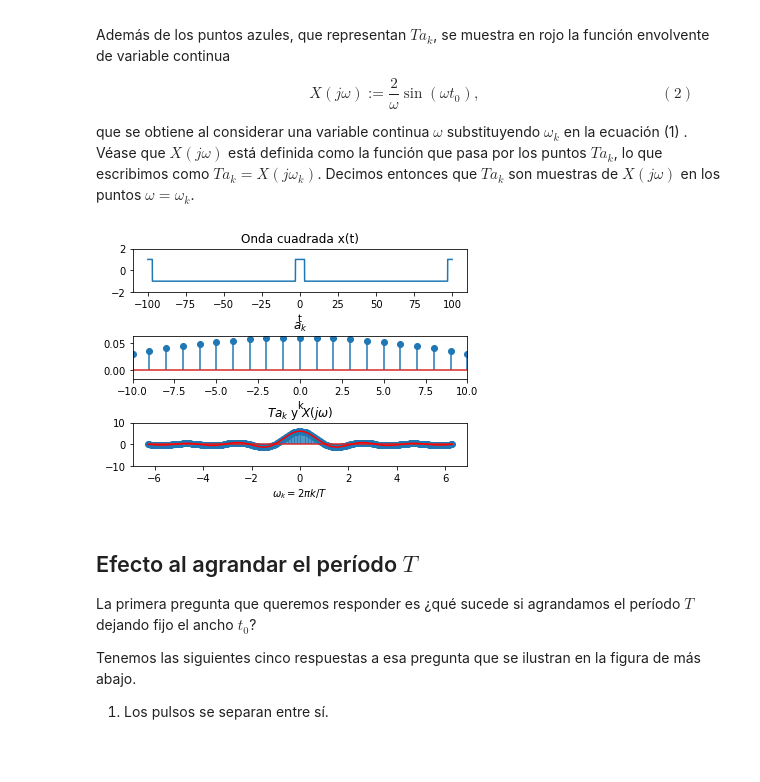
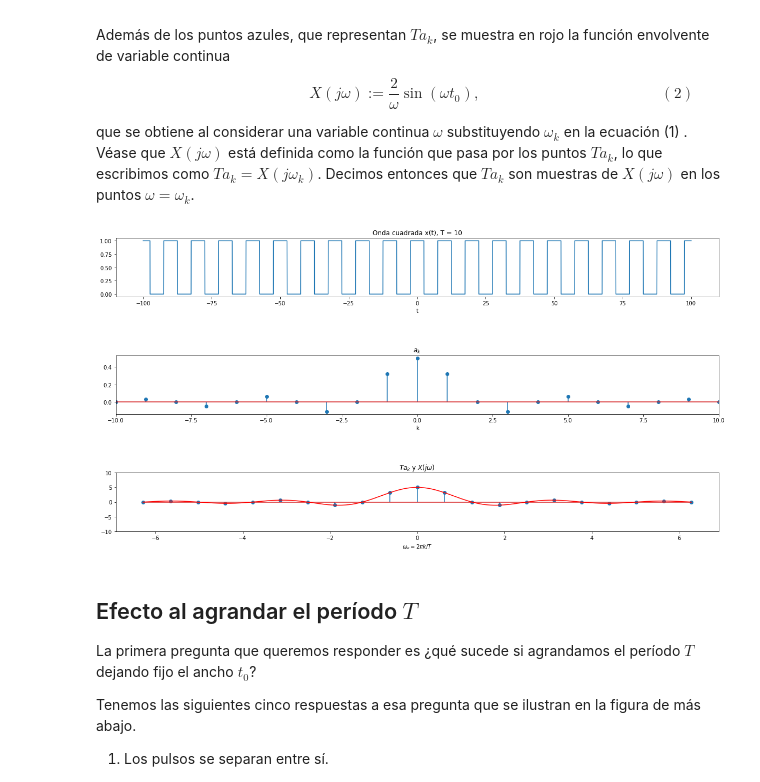
Before and after one commit to seys-fing/scripts, a Jupyter notebook: seys_05_TdeF.ipynb, the cells around one changed output. Drawn from its saved outputs; the diff is of its cells as text; code cells hidden in the pictures; blank space fills up the shorter version.

```diff
--- a/seys_05_TdeF.ipynb
+++ b/seys_05_TdeF.ipynb
@@ -8 +8,14 @@ Consideremos una señal periódica onda cuadrada de período $T$  y ancho $2t_0<
+# %%
+# Señales y Sistemas, 2019. IIE-FIng-Udelar.
+# @author: Juan Bazerque
+
+import warnings
+import matplotlib.pyplot as plt
+import numpy as np
+from scipy import signal
+import scipy as sp
+
+plt.rcParams["figure.figsize"] = (20, 10)
+
+warnings.filterwarnings("ignore")
 # %%
@@ -64,46 +65,47 @@ que se obtiene al considerar una  variable continua $\omega$ substituyendo $\ome
 # También grafica T a[k] en funcción de omega_k = 2pi/T k
 
 
 def transformadaFourierOndaCuadrada(t, T, t0):
     x = ondaCuadrada(t, T, t0)
     k = np.linspace(-T, T, 2 * T + 1)
     wk = 2 * np.pi * k / T
     # wk[T] = 1 #just to avoid not  a number
     Tak = 2 * np.sin(wk * t0) / wk
     Tak[T] = 2 * t0
     w = np.linspace(-2 * np.pi, 2 * np.pi, 1001)
     Xjw = 2 * np.sin(w * t0) / w
     Xjw[500] = 2 * t0
 
-    #primero la onda como función del tiempo t continuo
+    # primero la onda como función del tiempo t continuo
     plt.subplot(3, 1, 1)
     plt.plot(t, x)
-    plt.title('Onda cuadrada x(t)')
-    plt.ylim(-2, 2)
-    plt.xlabel('t')
+    plt.title("Onda cuadrada x(t), T = %d" % (T))
+    #     plt.ylim(-2, 2)
+    plt.xlabel("t")
 
-    #Luego la secuencia a[k] enfunción de la variable discreta k
+    # Luego la secuencia a[k] enfunción de la variable discreta k
     plt.subplot(3, 1, 2)
     plt.stem(k, Tak / T)
-    plt.title('$a_k$')
+    plt.title("$a_k$")
     plt.xlim(-10, 10)
-    plt.xlabel('k')
+    plt.xlabel("k")
 
-    #Por último Ta[k] sobre los valores omega_k junto a su envolvente X(jomega)
+    # Por último Ta[k] sobre los valores omega_k junto a su envolvente X(jomega)
     plt.subplot(3, 1, 3)
     plt.stem(wk, Tak)
-    plt.title('$T a_k$ y $X(j\omega)$')
+    plt.title("$T a_k$ y $X(j\omega)$")
     plt.ylim(-10, 10)
-    plt.plot(w, Xjw, 'r')
-    plt.xlabel('$\omega_k=2\pi k/T$')
+    plt.plot(w, Xjw, "r")
+    plt.xlabel("$\omega_k=2\pi k/T$")
     plt.subplots_adjust(hspace=1)
 
     plt.show()
 
 
-transformadaFourierOndaCuadrada(t, T, t0)
+N = 1
+transformadaFourierOndaCuadrada(t, N * T, t0)
 # %% [output]
-[figure, old version]
+[figure, new version]
 # %% [markdown]
 ## Efecto al agrandar el período $T$
 
```
Also changed, not shown: parts of 8 cells of this notebook, 3 other files.
